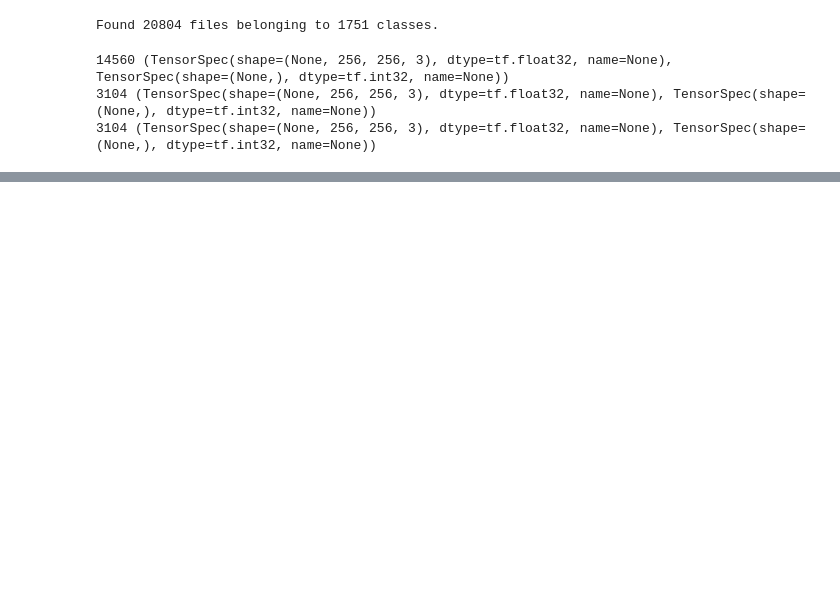
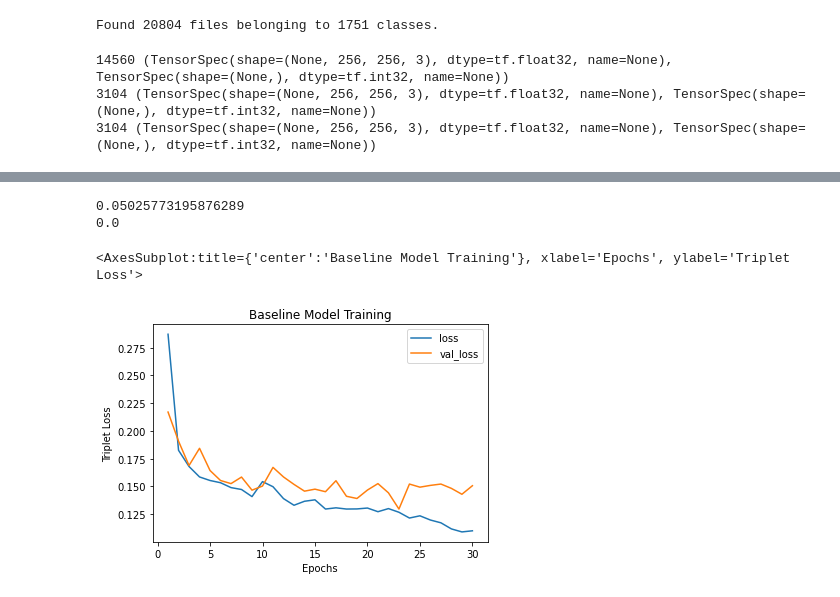
Before and after one commit to rosalg/cs230_final_project, a Jupyter notebook: Train Model Notebook.ipynb, the cells around one changed output, grey strips where cells are left out. Cells and saved outputs as stored; diff of their text form; code cells hidden in the pictures; blank space fills up the shorter version.

```diff
--- a/Train Model Notebook.ipynb
+++ b/Train Model Notebook.ipynb
@@ -217,5 +353,16 @@ for images, labels in test_ds.take(test_samples):
 # %%
 #Print Facial Recognition Accuracy and Average Distance from correct class
-
 print(test_correct/test_num)
-print(total_distance/test_num)
+# %% [output]
+0.05025773195876289
+0.0
+# %%
+#Load training Loss Data
+import pandas as pd
+
+trained_df = pd.read_csv(hist_csv_file)
+
+trained_df.plot(x=0, y=[1,2], kind='line', title='Baseline Model Training', xlabel='Epochs', ylabel='Triplet Loss')
+# %% [output]
+<AxesSubplot:title={'center':'Baseline Model Training'}, xlabel='Epochs', ylabel='Triplet Loss'>
+[figure, added]
```
Also changed, not shown: parts of 8 cells of this notebook.
